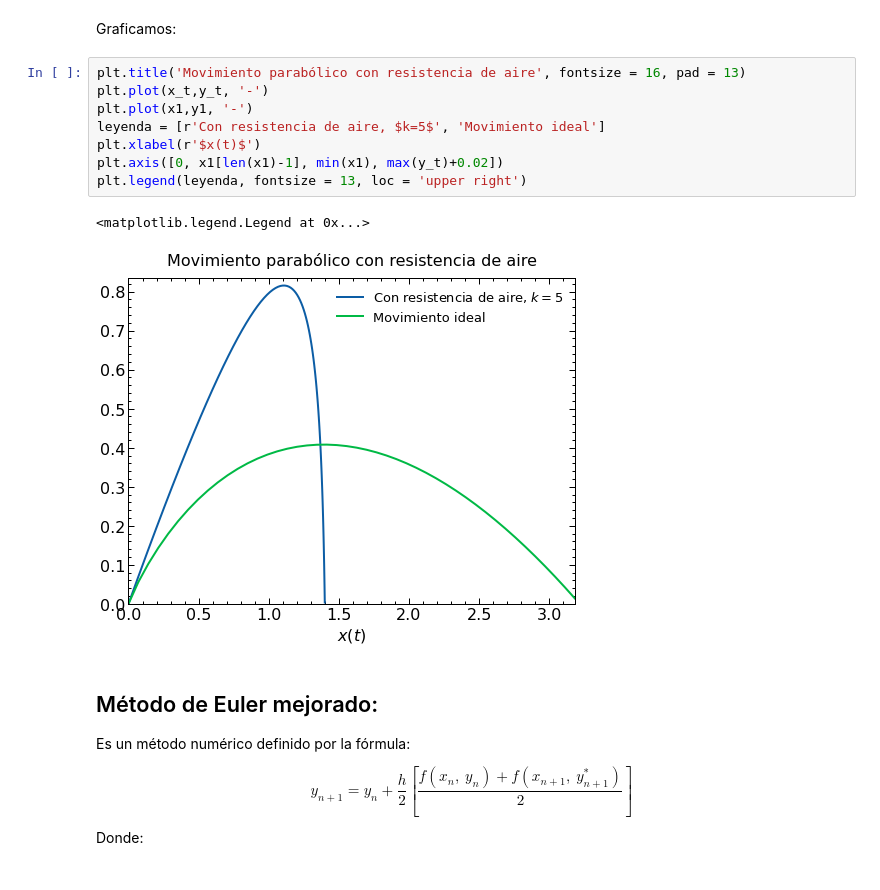
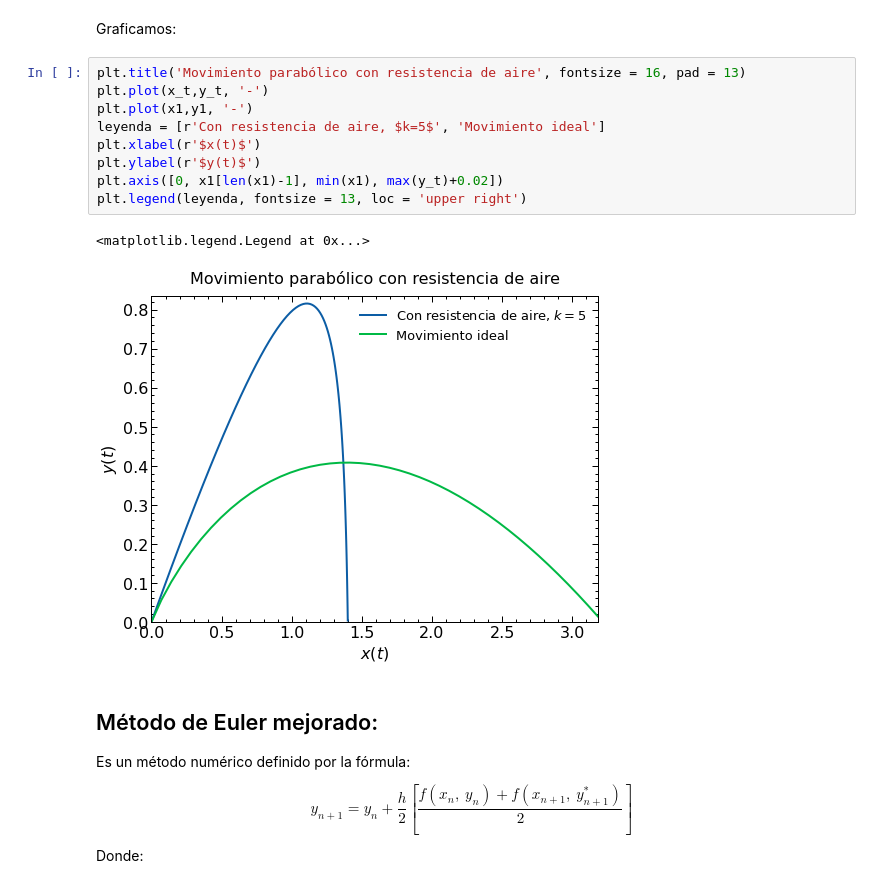
Before and after one commit to JherMik7/euler_Y_Euler_Mejorado, a Jupyter notebook: euler_y_euler_mejorado.ipynb, the cells around one changed output. Cells and saved outputs as stored; diff of their text form.

```diff
--- a/euler_y_euler_mejorado.ipynb
+++ b/euler_y_euler_mejorado.ipynb
@@ -136,14 +137,15 @@ Graficamos:
 # %%
 plt.title('Movimiento parabólico con resistencia de aire', fontsize = 16, pad = 13)
 plt.plot(x_t,y_t, '-')
 plt.plot(x1,y1, '-')
 leyenda = [r'Con resistencia de aire, $k=5$', 'Movimiento ideal']
 plt.xlabel(r'$x(t)$')
+plt.ylabel(r'$y(t)$')
 plt.axis([0, x1[len(x1)-1], min(x1), max(y_t)+0.02])
 plt.legend(leyenda, fontsize = 13, loc = 'upper right')
 # %% [output]
 <matplotlib.legend.Legend at 0x...>
-[figure, old version]
+[figure, new version]
 # %% [markdown]
 ## Método de Euler mejorado:
 Es un método numérico definido por la fórmula:
```
Also changed, not shown: parts of 3 cells of this notebook.
